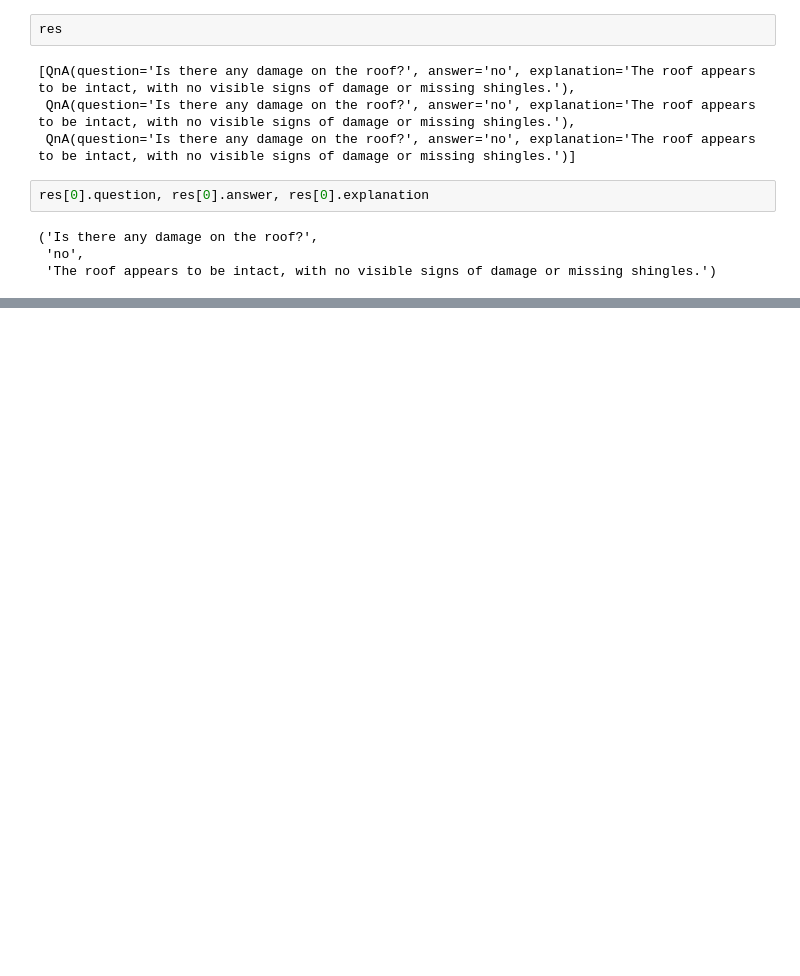
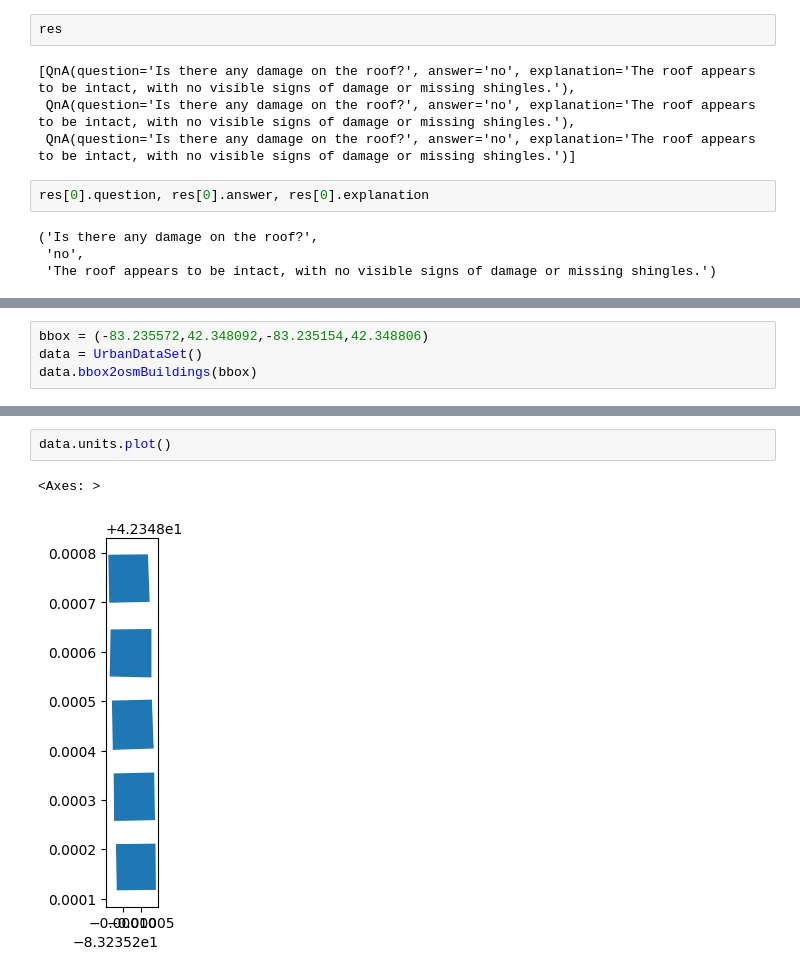
Before and after one commit to billbillbilly/urbanworm, a Jupyter notebook: urbanworm/example.ipynb, the cells around one changed output, grey strips where cells are left out. Saved outputs shown, nothing was run; the diff lists cells and outputs as text; blank space fills up the shorter version.

```diff
--- a/urbanworm/example.ipynb
+++ b/urbanworm/example.ipynb
@@ -95,0 +103,4 @@ res[0].question, res[0].answer, res[0].explanation
+# %%
+bbox = (-83.235572,42.348092,-83.235154,42.348806)
+data = UrbanDataSet()
+data.bbox2osmBuildings(bbox)
@@ -95,0 +118,5 @@ res[0].question, res[0].answer, res[0].explanation
+# %%
+data.units.plot()
+# %% [output]
+<Axes: >
+[figure, added]
```
Also changed, not shown: parts of 20 cells of this notebook, 3 other files.
